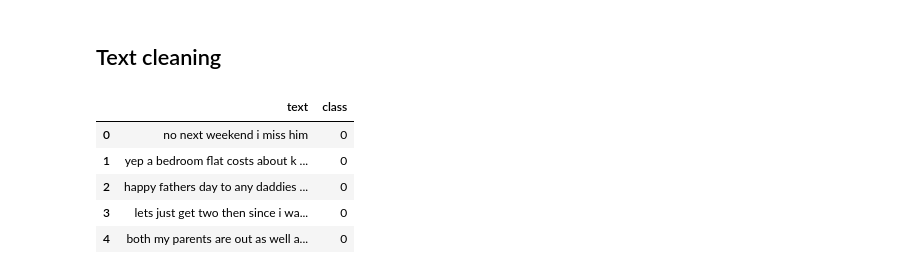
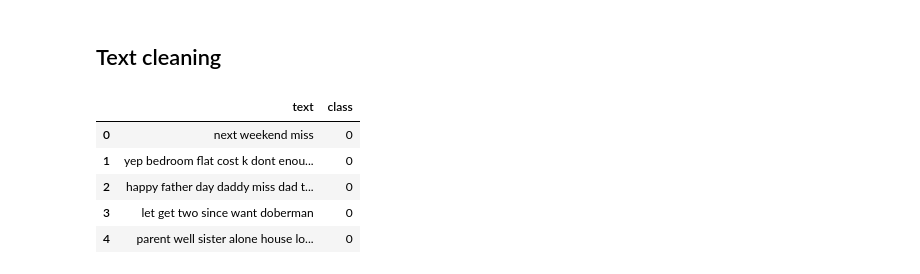
Before and after one commit to 0xnaif/X-Posts-Sentiment-Analysis, a Jupyter notebook: Sentiment140_Project.ipynb, the cells around one changed output. Drawn from its saved outputs; the diff is of its cells as text; code cells hidden in the pictures.

Commit message:
lemmatization and removing stopwords added. data splitting and tokenization added.

```diff
--- a/Sentiment140_Project.ipynb
+++ b/Sentiment140_Project.ipynb
@@ -21,13 +45,13 @@ import re
 # %% [markdown]
 ## Reading the dataset
 # %%
-data = pd.read_csv('training.1600000.processed.noemoticon.csv', encoding='ISO-8859-1', header=None)
-data.shape
+df = pd.read_csv('training.1600000.processed.noemoticon.csv', encoding='ISO-8859-1', header=None)
+df.shape
 # %% [output]
 (1600000, 6)
 # %%
 # choose the text and target columns only
-data = data[[5, 0]]
+data = df[[5, 0]]
 # %%
 print(data.shape)
 display(data.head())
@@ -99,32 +123,45 @@ Name: count, dtype: int64
 # %% [markdown]
 ## Text cleaning
 # %%
+lemmatizer = WordNetLemmatizer()
+stop_words = set(stopwords.words('english'))
 
 def clean_text(text):
 
     text = text.lower()
 
     # remove urls
     text = re.sub(r'http\S+|www\S+|https\S+', '', text, flags=re.MULTILINE)
 
     # remove mentions
     text = re.sub(r'@\w+', '', text)
 
+    # remove # (we will keep the words)
+    text = re.sub(r'#', '', text)
+
     # remove special characters, numbers, ...
     text = re.sub(r'[^a-zA-Z\s]', '', text)
 
     # remove whitespace
     # text = text.strip()
     text = re.sub(r'\s+', ' ', text)
 
-    return text
+    # remove english stop words
+    words = [word for word in word_tokenize(text) if word not in stop_words] # word_tokenize(text) will generate a list of tokenized sample
+
+    # lemmatize
+    words = [lemmatizer.lemmatize(word) for word in words]
+
+    return ' '.join(words)
+
+
 
 data['text'] = data['text'].apply(clean_text)
 data.head()
 # %% [output]
 |  | text | class |
-| 0 | no next weekend i miss him | 0 |
-| 1 | yep a bedroom flat costs about k ... | 0 |
-| 2 | happy fathers day to any daddies ... | 0 |
-| 3 | lets just get two then since i wa... | 0 |
-| 4 | both my parents are out as well a... | 0 |
+| 0 | next weekend miss | 0 |
+| 1 | yep bedroom flat cost k dont enou... | 0 |
+| 2 | happy father day daddy miss dad t... | 0 |
+| 3 | let get two since want doberman | 0 |
+| 4 | parent well sister alone house lo... | 0 |
```
Also changed, not shown: parts of 6 cells of this notebook.
